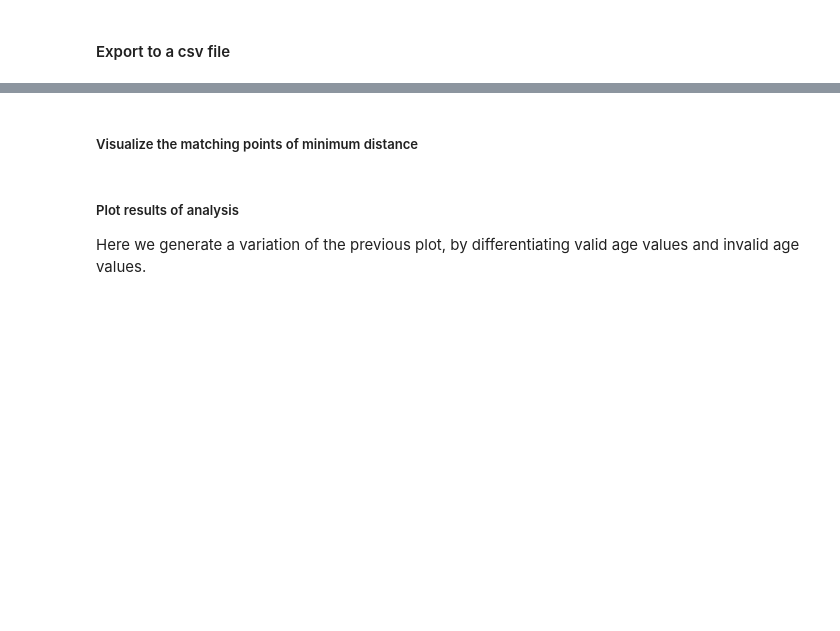
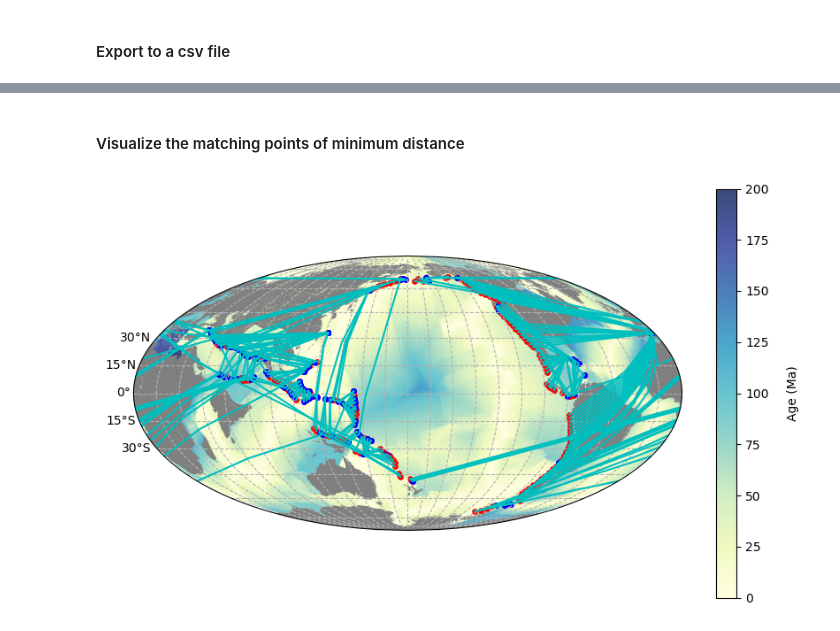
Before and after one commit to lhy11009/aspectLib, a Jupyter notebook: jupyter_notebooks/ThDSubduction/slab_dat.ipynb, the cells around one changed output, grey strips where cells are left out. Saved outputs shown, nothing was run; the diff lists cells and outputs as text; code cells hidden in the pictures; blank space fills up the shorter version.

```diff
--- a/jupyter_notebooks/ThDSubduction/slab_dat.ipynb
+++ b/jupyter_notebooks/ThDSubduction/slab_dat.ipynb
@@ -1190,41 +1429,51 @@ subduction_data_resampled["near_distance"] = subduction_distances
 # %% [markdown]
-##### Visualize the matching points of minimum distance
+#### Visualize the matching points of minimum distance
 # %%
-i_p = None; subducting_pid = None; trench_pid=None # plot one subduction zone
-# i_p = 43; subducting_pid = None; trench_pid=None # plot one point
-# i_p = None; subducting_pid = 903; trench_pid=None # plot one subduction zone
+# Define plotting parameters to specify which subduction zone or point to display
+i_p = None; subducting_pid = None; trench_pid=None # Uncomment to plot one subduction zone
+# i_p = 43; subducting_pid = None; trench_pid=None # Uncomment to plot one point
+# i_p = None; subducting_pid = 801; trench_pid = None  # Plot specific subduction zone with subducting plate ID
 
-# First, the global coastline is plotted
-fig = plt.figure(figsize=(10,6), dpi=100)
-ax = fig.add_subplot(111, projection=ccrs.Mollweide(central_longitude = 180))
+# Initialize the figure and axis with a Mollweide projection for global plotting
+fig = plt.figure(figsize=(10, 6), dpi=100)
+ax = fig.add_subplot(111, projection=ccrs.Mollweide(central_longitude=180))
+
+# Plot the global coastline, age grid, and other basic features on the map
 plot_global_basics(ax, gplot, age_grid_raster, reconstruction_time)
 
-mask1 = MaskBySubductionTrenchIds(subduction_data_resampled, subducting_pid, trench_pid, i_p)
-mask2 = (subduction_min_distance_indexes >= 0)
+# Create masks to filter subduction points based on specified parameters
+mask1 = MaskBySubductionTrenchIds(subduction_data_resampled, subducting_pid, trench_pid, i_p)  # Filter by IDs
+mask2 = (subduction_min_distance_indexes >= 0)  # Filter points with valid trench distances
 
-mask = mask1 & mask2  # valid points with trench distance
-mask_in = mask1 & (~mask2)  # invalid points without trench distance
+# Combine masks to get points with and without valid trench distances
+mask = mask1 & mask2  # Valid points with trench distance
+mask_in = mask1 & (~mask2)  # Invalid points without trench distance
 
+# Separate valid and invalid indexes for plotting
 min_indexes_invalid = subduction_min_distance_indexes[mask_in]
 min_indexes_valid = subduction_min_distance_indexes[mask]
 indexes_valid = subduction_indexes[mask]
 
+# Plot pairs of matching points in the subduction zones
+# This includes plotting each marker path along the convergence direction and distance `d_m`
+ax.scatter(subduction_data_resampled.lon[mask], subduction_data_resampled.lat[mask],
+           marker=".", s=60, c='r', transform=ccrs.PlateCarree())  # Plot valid points in red
+ax.scatter(subduction_data_resampled.lon[mask_in], subduction_data_resampled.lat[mask_in],
+           marker=".", s=60, c='purple', transform=ccrs.PlateCarree())  # Plot invalid points in purple
 
-# Here we plot the pairs of matching points in the subduction zones
-# We also plot the marker path along the direction of local convergence
-# and a length of d_m
-# plot the query points
-# debug
-ax.scatter(subduction_data_resampled.lon[mask], subduction_data_resampled.lat[mask], marker=".", s=60, c='r', transform=ccrs.PlateCarree())
-ax.scatter(subduction_data_resampled.lon[mask_in], subduction_data_resampled.lat[mask_in], marker=".", s=60, c='purple', transform=ccrs.PlateCarree())
+# Loop through each valid pair of points to plot their matching markers and connection lines
 for i in range(len(min_indexes_valid)):
-  # plot the marker path
-  ax.scatter(subduction_maker_lons[indexes_valid[i]], subduction_maker_lats[indexes_valid[i]], marker='.', s=5, c='orange', transform=ccrs.PlateCarree())
-  # plot the matching points
-  try:
-    ax.scatter(subduction_data_resampled.lon[min_indexes_valid[i]], subduction_data_resampled.lat[min_indexes_valid[i]], marker=".", s=60, c='b', transform=ccrs.PlateCarree())
-    ax.plot([subduction_data_resampled.lon[indexes_valid[i]], subduction_data_resampled.lon[min_indexes_valid[i]]],\
-           [subduction_data_resampled.lat[indexes_valid[i]], subduction_data_resampled.lat[min_indexes_valid[i]]],\
-            c='c', transform=ccrs.PlateCarree())
-  except KeyError:
-    pass # debug
+    try:
+        # Plot the matching points in blue
+        ax.scatter(subduction_data_resampled.lon[min_indexes_valid[i]],
+                   subduction_data_resampled.lat[min_indexes_valid[i]],
+                   marker=".", s=60, c='b', transform=ccrs.PlateCarree())
+
+        # Draw a line between each query point and its matching subduction point
+        ax.plot([subduction_data_resampled.lon[indexes_valid[i]], subduction_data_resampled.lon[min_indexes_valid[i]]],
+                [subduction_data_resampled.lat[indexes_valid[i]], subduction_data_resampled.lat[min_indexes_valid[i]]],
+                c='c', transform=ccrs.PlateCarree())  # Plot lines in cyan
+    except KeyError:
+        pass  # Skip plotting if an index is missing (for debugging purposes)
+# %% [output]
+[figure, added]
@@ -1233,3 +1479,0 @@ print(subduction_distances)
-# %% [markdown]
-##### Plot results of analysis
-Here we generate a variation of the previous plot, by differentiating valid age values and invalid age values.
```
Also changed, not shown: parts of 40 cells of this notebook, 5 other files.
